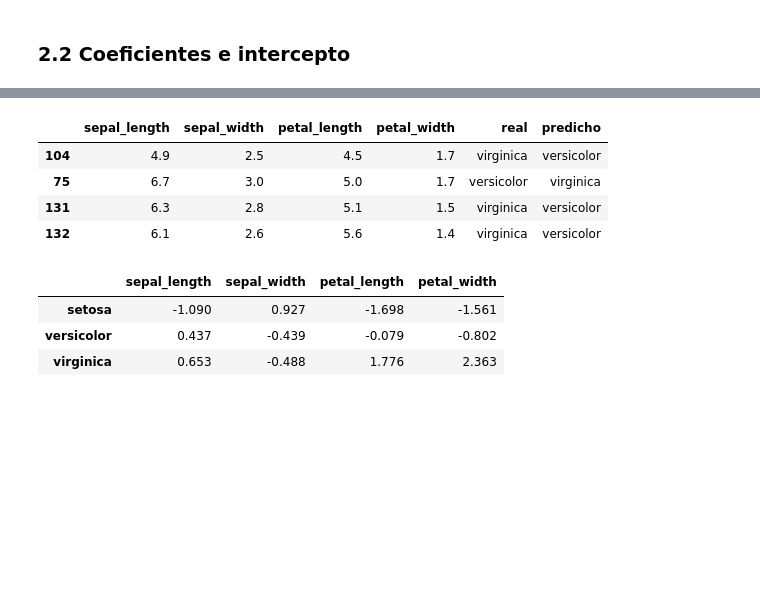
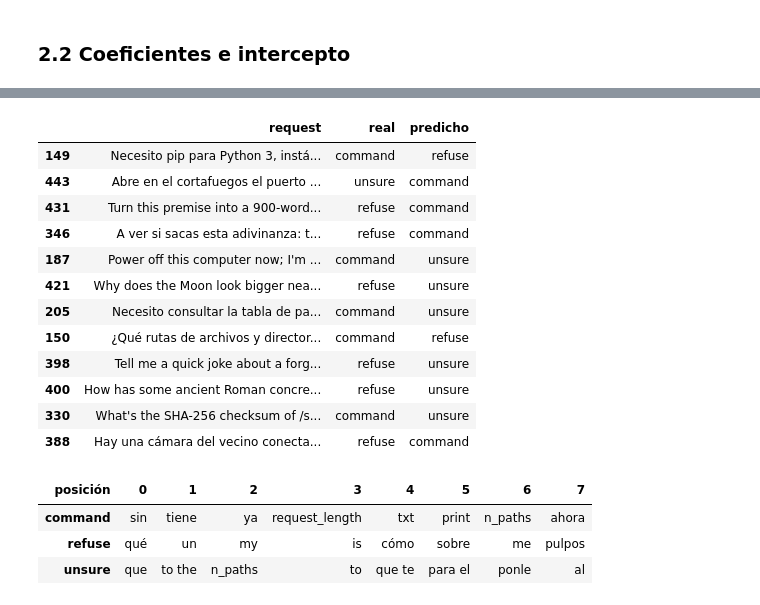
Before and after one commit to SantiagoMesa0911/MachineLearningIU, a Jupyter notebook: S30_Unidad1_EA2_Modelos_de_Prediccion_y_Clasificacion/notebooks/modelos_prediccion_clasificacion.ipynb, the cells around one changed output, grey strips where cells are left out. Cells and saved outputs as stored; diff of their text form; code cells hidden in the pictures; blank space fills up the shorter version.

```diff
--- a/S30_Unidad1_EA2_Modelos_de_Prediccion_y_Clasificacion/notebooks/modelos_prediccion_clasificacion.ipynb
+++ b/S30_Unidad1_EA2_Modelos_de_Prediccion_y_Clasificacion/notebooks/modelos_prediccion_clasificacion.ipynb
@@ -22,15 +22,15 @@ if str(PROJECT_ROOT) not in sys.path:
     sys.path.insert(0, str(PROJECT_ROOT))
 
 from src import config
-from src.pipeline import load_raw_data, build_preprocessor, run_experiment
+from src.pipeline import (load_raw_data, build_preprocessor, regression_subset,
+                          build_regression, build_classifier, run_experiment)
 from src.preprocessing import split_data
-from src.regression_model import LinearRegressionModel
-from src.classification_model import LogisticRegressionClassifier
+from src.classification_model import TextLogisticClassifier
 from src.interpretation import (interpret_regression, interpret_classification,
                                 describe_class_balance)
 from src.report_writer import ModelSummaryWriter
 
-pd.set_option("display.max_colwidth", None)
+pd.set_option("display.max_colwidth", 90)
 pd.set_option("display.width", 200)
 print("Semilla:", config.RANDOM_STATE, "| test_size:", config.TEST_SIZE)
 # %% [output]
@@ -396,15 +489,12 @@ virginica     49
 Name: count, dtype: int64
 # %%
-classifier = LogisticRegressionClassifier(
-    config.CLASSIFICATION_FEATURES, config.CLASSIFICATION_TARGET,
-    max_iter=config.LOGISTIC_MAX_ITER, random_state=config.RANDOM_STATE)
+classifier = build_classifier()
 Xc_train, Xc_test, yc_train, yc_test = split_data(
-    df_clean, config.CLASSIFICATION_FEATURES, config.CLASSIFICATION_TARGET,
+    df_clean, classifier.features, config.CLASSIFICATION_TARGET,
     config.TEST_SIZE, config.RANDOM_STATE, stratify_column=config.CLASSIFICATION_TARGET)
-
 classifier.fit(Xc_train, yc_train)
 
 print("Entrenamiento:", Xc_train.shape, "| Prueba:", Xc_test.shape)
-print("Clases por conjunto de prueba:", yc_test.value_counts().to_dict())
+print("Clases en prueba:", yc_test.value_counts().to_dict())
 print("Hiperparámetros:", classifier.params())
 # %% [output]
@@ -446,22 +563,30 @@ Exactitud CV (5 pliegues): 0.980 ± 0.040
 # %%
-# Flores de prueba mal clasificadas
-errors = Xc_test.copy()
+# Peticiones de prueba mal clasificadas
+errors = df_clean.loc[Xc_test.index, ["request"]].copy()
 errors["real"] = yc_test.astype(str)
 errors["predicho"] = classifier.predict(Xc_test)
-errors[errors["real"] != errors["predicho"]]
+errors[errors["real"] != errors["predicho"]].head(12)
 # %% [output]
-|  | sepal_length | sepal_width | petal_length | petal_width | real | predicho |
-| 104 | 4.9 | 2.5 | 4.5 | 1.7 | virginica | versicolor |
-| 75 | 6.7 | 3.0 | 5.0 | 1.7 | versicolor | virginica |
-| 131 | 6.3 | 2.8 | 5.1 | 1.5 | virginica | versicolor |
-| 132 | 6.1 | 2.6 | 5.6 | 1.4 | virginica | versicolor |
+|  | request | real | predicho |
+| 149 | Necesito pip para Python 3, instá... | command | refuse |
+| 443 | Abre en el cortafuegos el puerto ... | unsure | command |
+| 431 | Turn this premise into a 900-word... | refuse | command |
+| 346 | A ver si sacas esta adivinanza: t... | refuse | command |
+| 187 | Power off this computer now; I'm ... | command | unsure |
+| 421 | Why does the Moon look bigger nea... | refuse | unsure |
+| 205 | Necesito consultar la tabla de pa... | command | unsure |
+| 150 | ¿Qué rutas de archivos y director... | command | refuse |
+| 398 | Tell me a quick joke about a forg... | refuse | unsure |
+| 400 | How has some ancient Roman concre... | refuse | unsure |
+| 330 | What's the SHA-256 checksum of /s... | command | unsure |
+| 388 | Hay una cámara del vecino conecta... | refuse | command |
-# %%
-classifier.coefficients().round(3)
-# %% [output]
-|  | sepal_length | sepal_width | petal_length | petal_width |
-| setosa | -1.090 | 0.927 | -1.698 | -1.561 |
-| versicolor | 0.437 | -0.439 | -0.079 | -0.802 |
-| virginica | 0.653 | -0.488 | 1.776 | 2.363 |
+# %%
+pd.DataFrame(classifier.top_features(8)).rename_axis("posición").T
+# %% [output]
+| posición | 0 | 1 | 2 | 3 | 4 | 5 | 6 | 7 |
+| command | sin | tiene | ya | request_length | txt | print | n_paths | ahora |
+| refuse | qué | un | my | is | cómo | sobre | me | pulpos |
+| unsure | que | to the | n_paths | to | que te | para el | ponle | al |
 # %%
 for line in interpret_classification(classifier, clf_metrics, clf_cv, config.CV_FOLDS):
     print("-", line)
```
Also changed, not shown: parts of 62 cells of this notebook, 9 other files.
